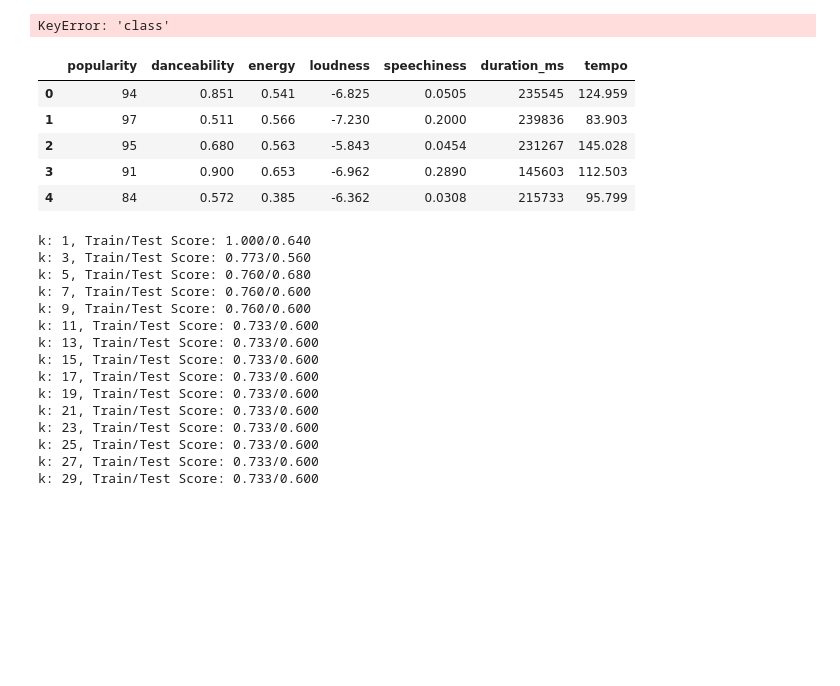
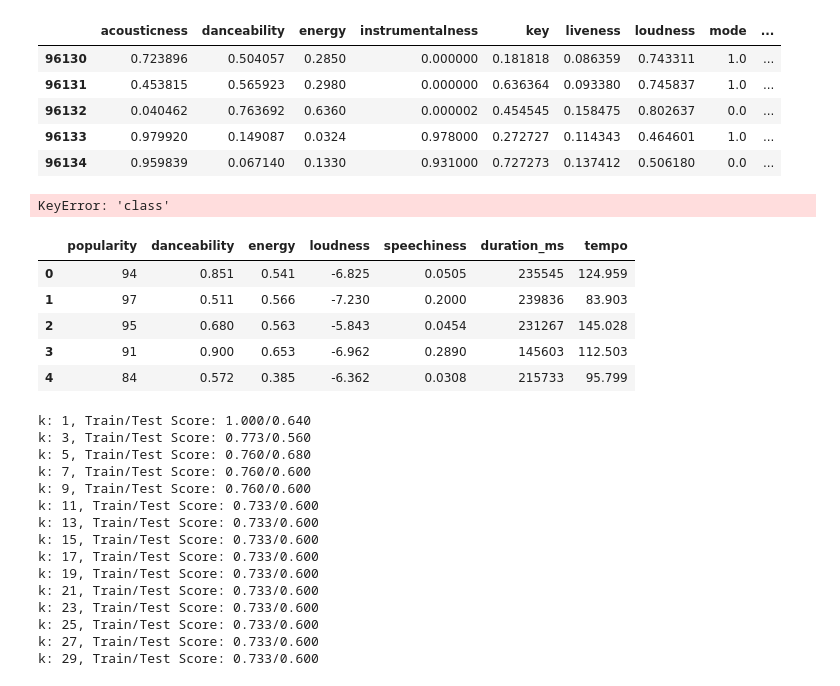
Before and after one commit to AGBarbour/Spotify-Recommendations, a Jupyter notebook: KNN-Testing.ipynb, the cells around one changed output. Cells and saved outputs as stored; diff of their text form; code cells hidden in the pictures; blank space fills up the shorter version.

```diff
--- a/KNN-Testing.ipynb
+++ b/KNN-Testing.ipynb
@@ -73,0 +62,9 @@ df_normalized
+# %%
+df_normalized.tail()
+# %% [output]
+|  | acousticness | danceability | energy | instrumentalness | key | liveness | loudness | mode | ... |
+| 96130 | 0.723896 | 0.504057 | 0.2850 | 0.000000 | 0.181818 | 0.086359 | 0.743311 | 1.0 | ... |
+| 96131 | 0.453815 | 0.565923 | 0.2980 | 0.000000 | 0.636364 | 0.093380 | 0.745837 | 1.0 | ... |
+| 96132 | 0.040462 | 0.763692 | 0.6360 | 0.000002 | 0.454545 | 0.158475 | 0.802637 | 0.0 | ... |
+| 96133 | 0.979920 | 0.149087 | 0.0324 | 0.978000 | 0.272727 | 0.114343 | 0.464601 | 1.0 | ... |
+| 96134 | 0.959839 | 0.067140 | 0.1330 | 0.931000 | 0.727273 | 0.137412 | 0.506180 | 0.0 | ... |
```
Also changed, not shown: parts of 8 cells of this notebook.
